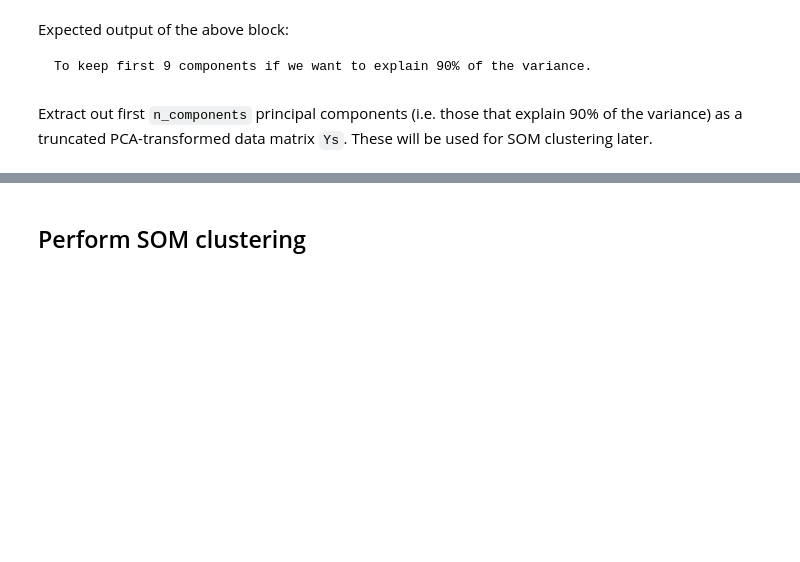
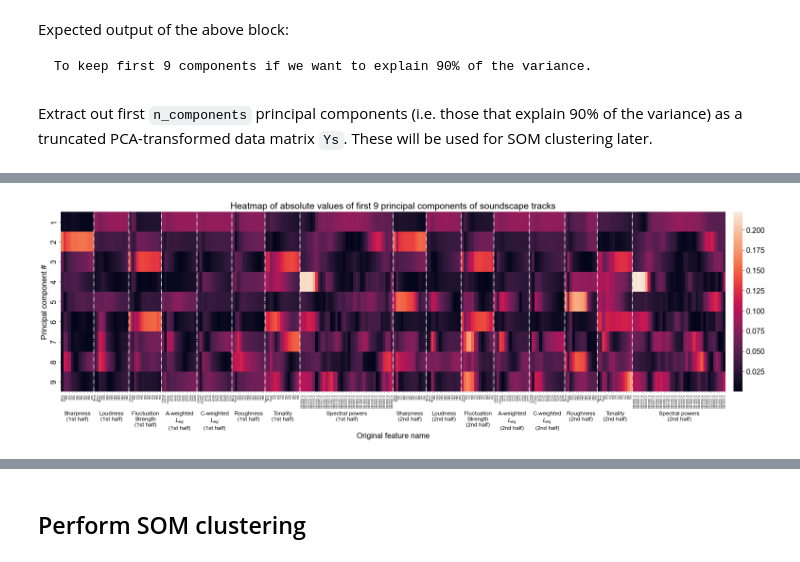
Before and after one commit to ntudsp/araus-dataset-baseline-models, a Jupyter notebook: code/replication_code.ipynb, the cells around one changed output, grey strips where cells are left out. Saved outputs shown, nothing was run; the diff lists cells and outputs as text; code cells hidden in the pictures; blank space fills up the shorter version.

```diff
--- a/code/replication_code.ipynb
+++ b/code/replication_code.ipynb
@@ -130,0 +109,11 @@ Expected output of the above block:
+# %%
+plt.rcParams['font.size'] = 16
+plt.rcParams['font.family'] = 'Arial'
+plt.rcParams['font.style'] = 'normal'
+plot_pca_heatmap(np.abs(Us),
+                 k = n_components,
+                 symmetric = False,
+                 title = f'Heatmap of absolute values of first {n_components} principal components of soundscape tracks',
+                 save_to_file = False)
+# %% [output]
+[figure, added]
```
Also changed, not shown: parts of 66 cells of this notebook, 4 other files.
